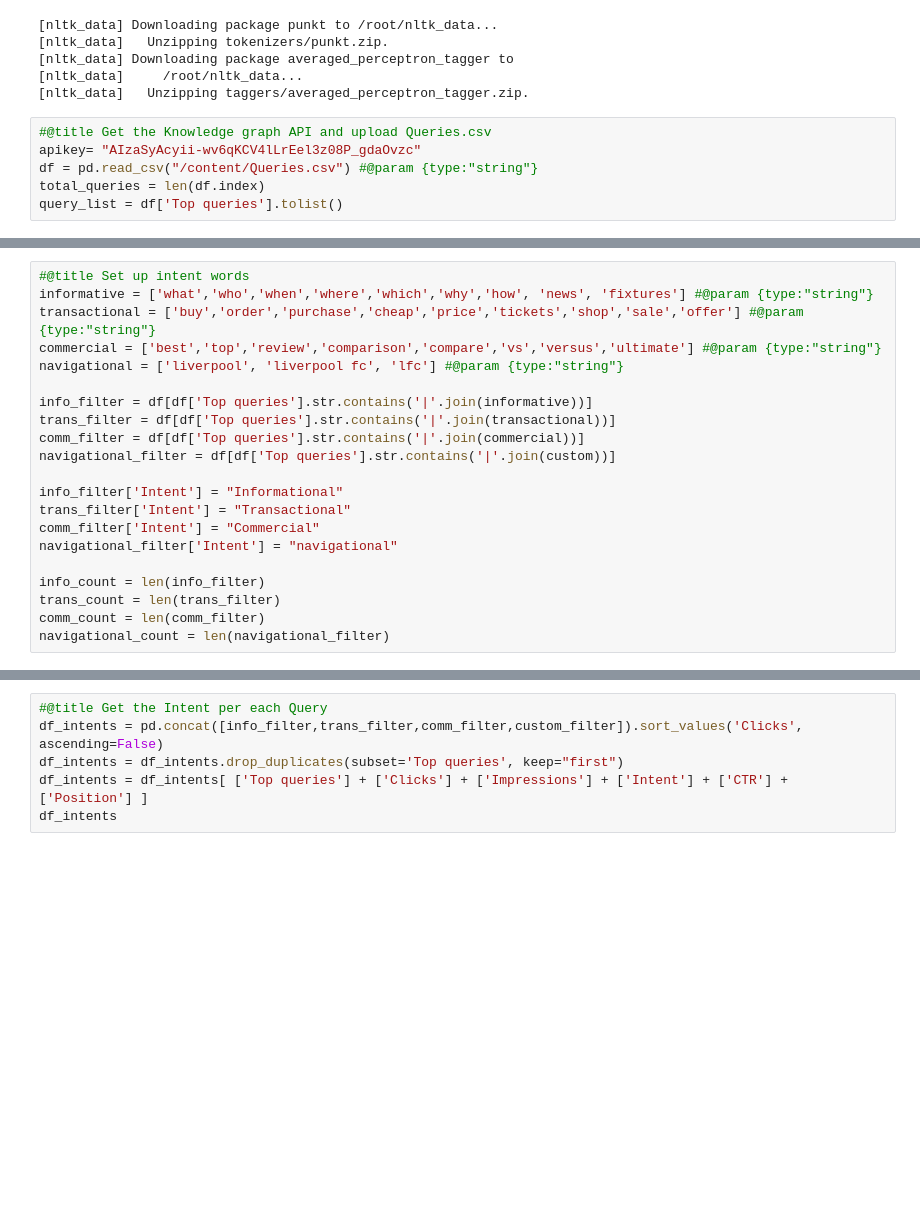
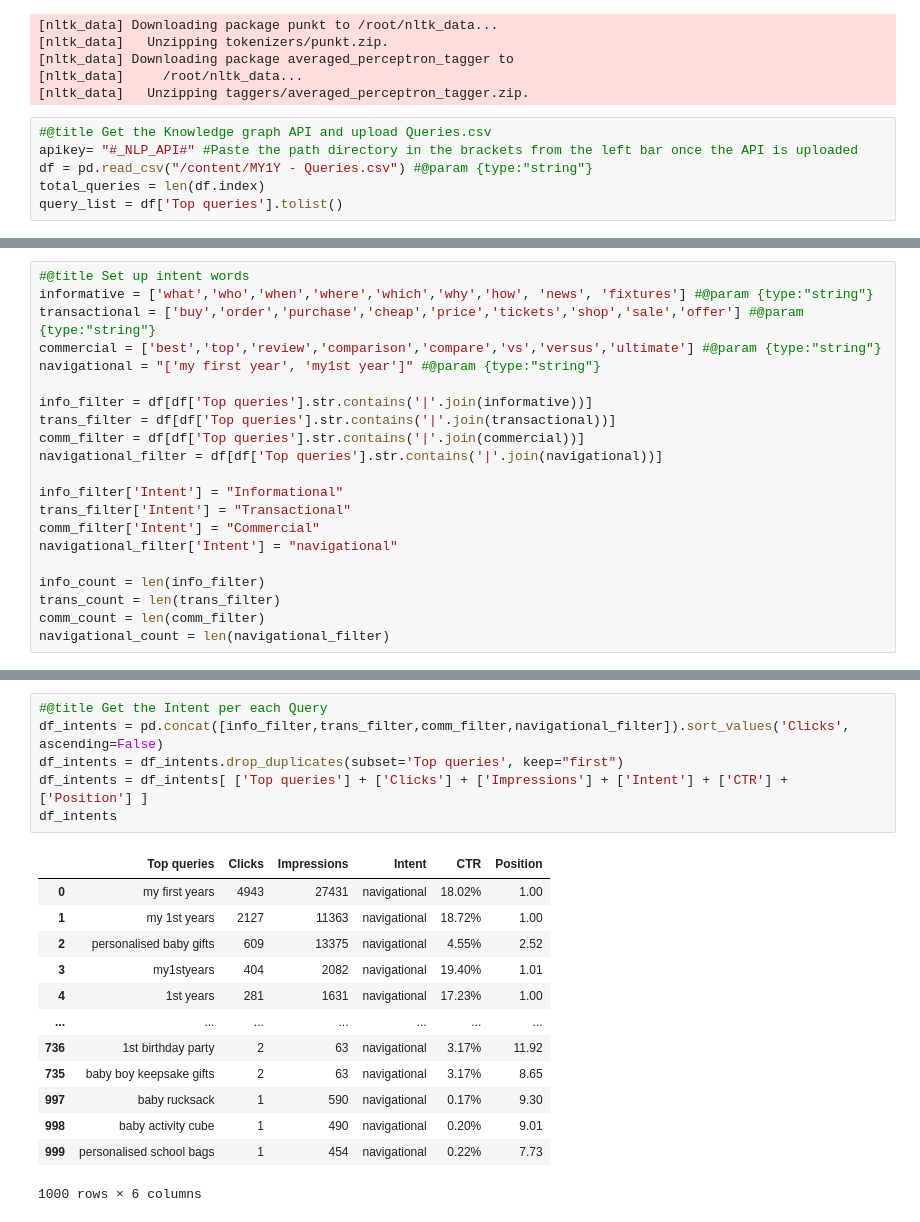
Before and after one commit to simodepth/Autosuggest-Keywords, a Jupyter notebook: How_to_define_Search_Intent_to_GSC_Queries_with_Python.ipynb, the cells around one changed output, grey strips where cells are left out. Saved outputs shown, nothing was run; the diff lists cells and outputs as text; blank space fills up the shorter version.

```diff
--- a/How_to_define_Search_Intent_to_GSC_Queries_with_Python.ipynb
+++ b/How_to_define_Search_Intent_to_GSC_Queries_with_Python.ipynb
@@ -33,7 +33,7 @@ from collections import Counter
 [nltk_data]   Unzipping taggers/averaged_perceptron_tagger.zip.
 # %%
 #@title Get the Knowledge graph API and upload Queries.csv
-apikey= "AIzaSyAcyii-wv6qKCV4lLrEel3z08P_gdaOvzc"
-df = pd.read_csv("/content/Queries.csv") #@param {type:"string"}
+apikey= "#_NLP_API#" #Paste the path directory in the brackets from the left bar once the API is uploaded
+df = pd.read_csv("/content/MY1Y - Queries.csv") #@param {type:"string"}
 total_queries = len(df.index)
 query_list = df['Top queries'].tolist()
@@ -44,12 +42,12 @@ FileNotFoundError: ignored
 informative = ['what','who','when','where','which','why','how', 'news', 'fixtures'] #@param {type:"string"}
 transactional = ['buy','order','purchase','cheap','price','tickets','shop','sale','offer'] #@param {type:"string"}
 commercial = ['best','top','review','comparison','compare','vs','versus','ultimate'] #@param {type:"string"}
-navigational = ['liverpool', 'liverpool fc', 'lfc'] #@param {type:"string"}
+navigational = "['my first year', 'my1st year']" #@param {type:"string"}
 
 info_filter = df[df['Top queries'].str.contains('|'.join(informative))]
 trans_filter = df[df['Top queries'].str.contains('|'.join(transactional))]
 comm_filter = df[df['Top queries'].str.contains('|'.join(commercial))]
-navigational_filter = df[df['Top queries'].str.contains('|'.join(custom))]
+navigational_filter = df[df['Top queries'].str.contains('|'.join(navigational))]
 
 info_filter['Intent'] = "Informational"
 trans_filter['Intent'] = "Transactional"
@@ -70,6 +89,20 @@ print("navigational: " + str(navigational_count) + " | " + str(round((navigation
 # %%
 #@title Get the Intent per each Query
-df_intents = pd.concat([info_filter,trans_filter,comm_filter,custom_filter]).sort_values('Clicks', ascending=False)
+df_intents = pd.concat([info_filter,trans_filter,comm_filter,navigational_filter]).sort_values('Clicks', ascending=False)
 df_intents = df_intents.drop_duplicates(subset='Top queries', keep="first")
 df_intents = df_intents[ ['Top queries'] + ['Clicks'] + ['Impressions'] + ['Intent'] + ['CTR'] + ['Position'] ]
 df_intents
+# %% [output]
+|  | Top queries | Clicks | Impressions | Intent | CTR | Position |
+| 0 | my first years | 4943 | 27431 | navigational | 18.02% | 1.00 |
+| 1 | my 1st years | 2127 | 11363 | navigational | 18.72% | 1.00 |
+| 2 | personalised baby gifts | 609 | 13375 | navigational | 4.55% | 2.52 |
+| 3 | my1styears | 404 | 2082 | navigational | 19.40% | 1.01 |
+| 4 | 1st years | 281 | 1631 | navigational | 17.23% | 1.00 |
+| ... | ... | ... | ... | ... | ... | ... |
+| 736 | 1st birthday party | 2 | 63 | navigational | 3.17% | 11.92 |
+| 735 | baby boy keepsake gifts | 2 | 63 | navigational | 3.17% | 8.65 |
+| 997 | baby rucksack | 1 | 590 | navigational | 0.17% | 9.30 |
+| 998 | baby activity cube | 1 | 490 | navigational | 0.20% | 9.01 |
+| 999 | personalised school bags | 1 | 454 | navigational | 0.22% | 7.73 |
+1000 rows × 6 columns
```
Also changed, not shown: parts of 3 cells of this notebook.
